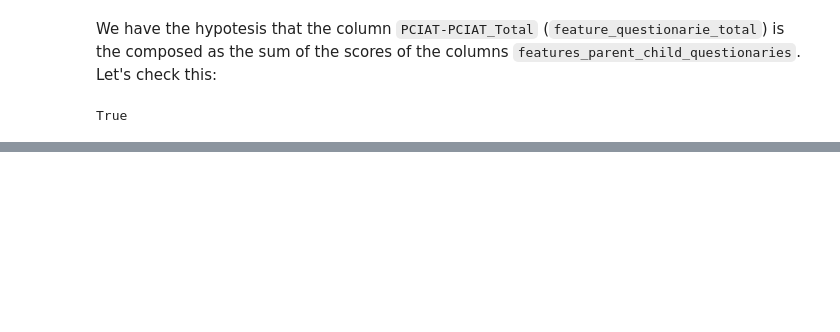
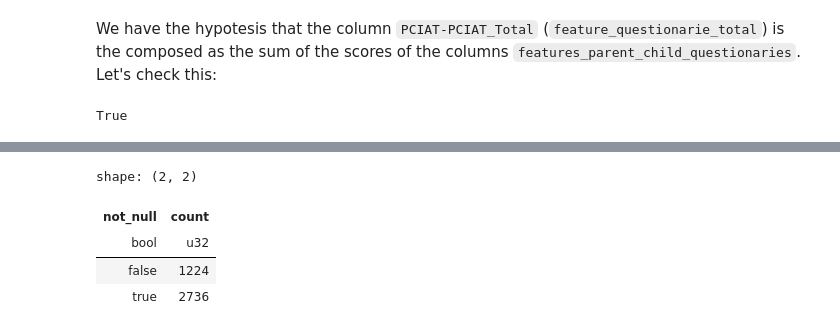
Before and after one commit to fbaltor/problematic-internet-use, a Jupyter notebook: problematic-internet-use.ipynb, the cells around one changed output, grey strips where cells are left out. Drawn from its saved outputs; the diff is of its cells as text; code cells hidden in the pictures; blank space fills up the shorter version.

```diff
--- a/problematic-internet-use.ipynb
+++ b/problematic-internet-use.ipynb
@@ -274,0 +337,8 @@ True
+# %%
+(y.select(not_null = pl.all().is_not_null())).to_series().value_counts()
+# %% [output]
+shape: (2, 2)
+| not_null | count |
+| bool | u32 |
+| false | 1224 |
+| true | 2736 |
```
Also changed, not shown: parts of 27 cells of this notebook.
